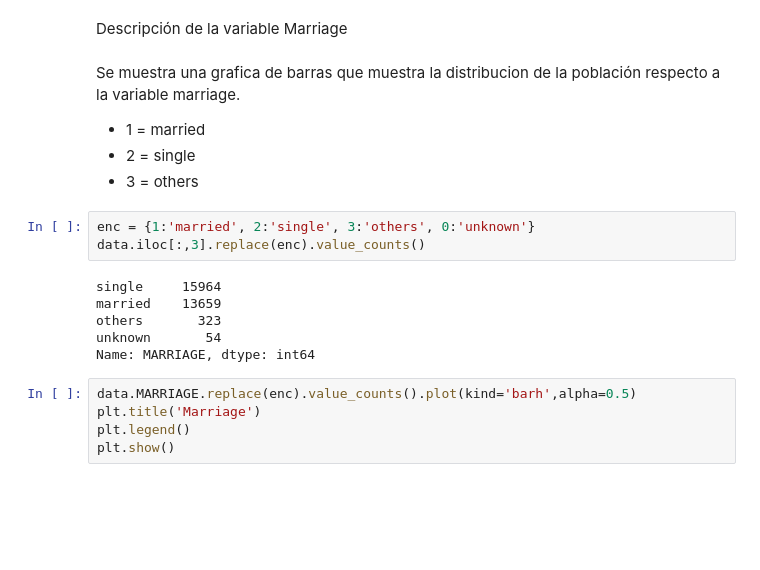
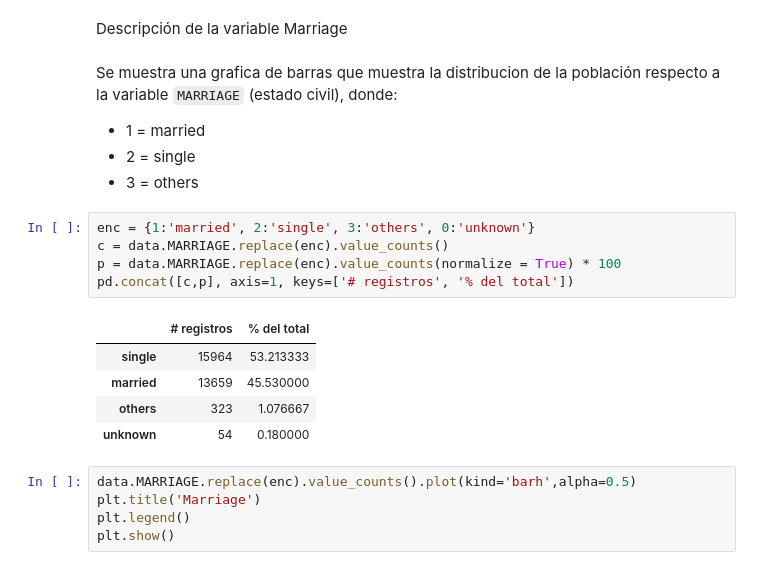
Before and after one commit to christopherfr/trabajofinalml, a Jupyter notebook: Trabajo_final_ML.ipynb, the cells around one changed output. Cells and saved outputs as stored; diff of their text form; blank space fills up the shorter version.

```diff
--- a/Trabajo_final_ML.ipynb
+++ b/Trabajo_final_ML.ipynb
@@ -136,19 +155,21 @@ plt.show()
 # %% [markdown]
 Descripción de la variable Marriage
 # %% [markdown]
-Se muestra una grafica de barras que muestra la distribucion de la población respecto a la variable marriage.
+Se muestra una grafica de barras que muestra la distribucion de la población respecto a la variable `MARRIAGE` (estado civil), donde:
 *   1 = married
 *   2 = single
 *   3 = others
 # %%
 enc = {1:'married', 2:'single', 3:'others', 0:'unknown'}
-data.iloc[:,3].replace(enc).value_counts()
+c = data.MARRIAGE.replace(enc).value_counts()
+p = data.MARRIAGE.replace(enc).value_counts(normalize = True) * 100
+pd.concat([c,p], axis=1, keys=['# registros', '% del total'])
 # %% [output]
-single     15964
-married    13659
-others       323
-unknown       54
-Name: MARRIAGE, dtype: int64
+|  | # registros | % del total |
+| single | 15964 | 53.213333 |
+| married | 13659 | 45.530000 |
+| others | 323 | 1.076667 |
+| unknown | 54 | 0.180000 |
 # %%
 data.MARRIAGE.replace(enc).value_counts().plot(kind='barh',alpha=0.5)
 plt.title('Marriage')
```
Also changed, not shown: parts of 18 cells of this notebook.
